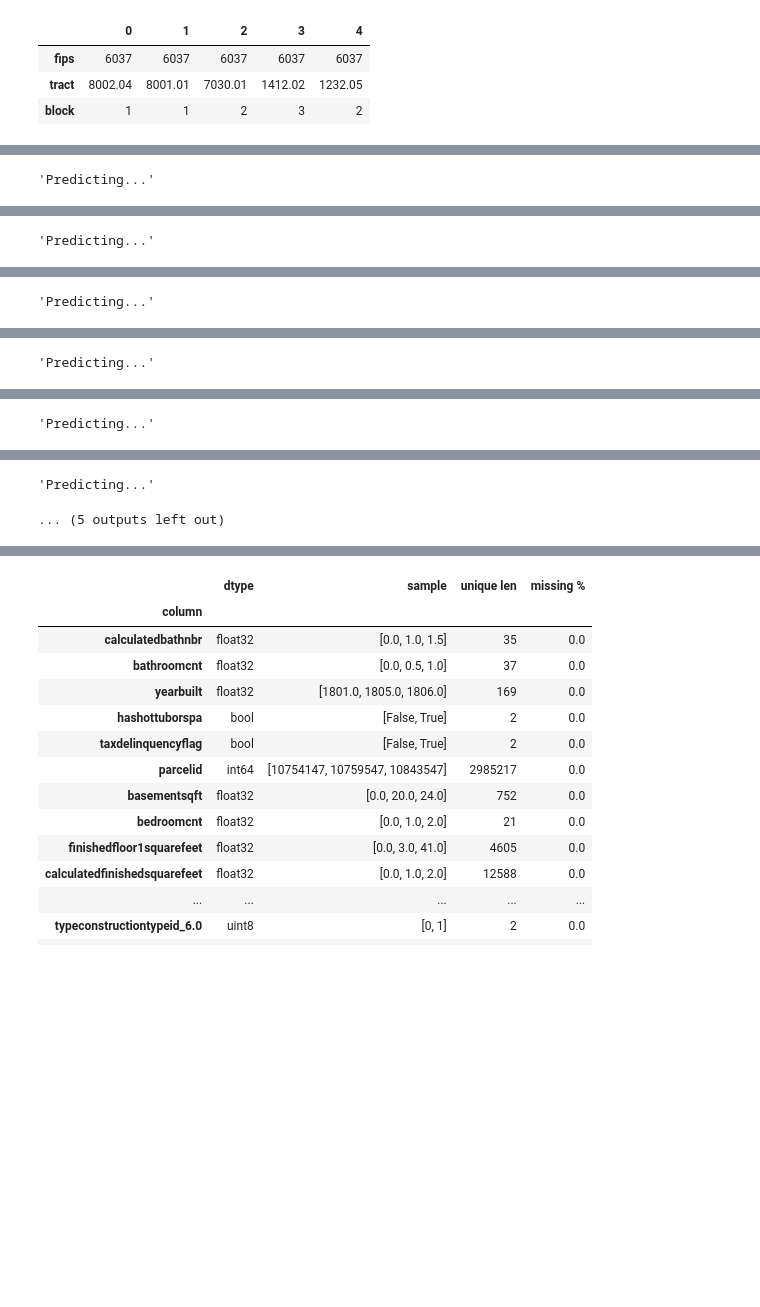
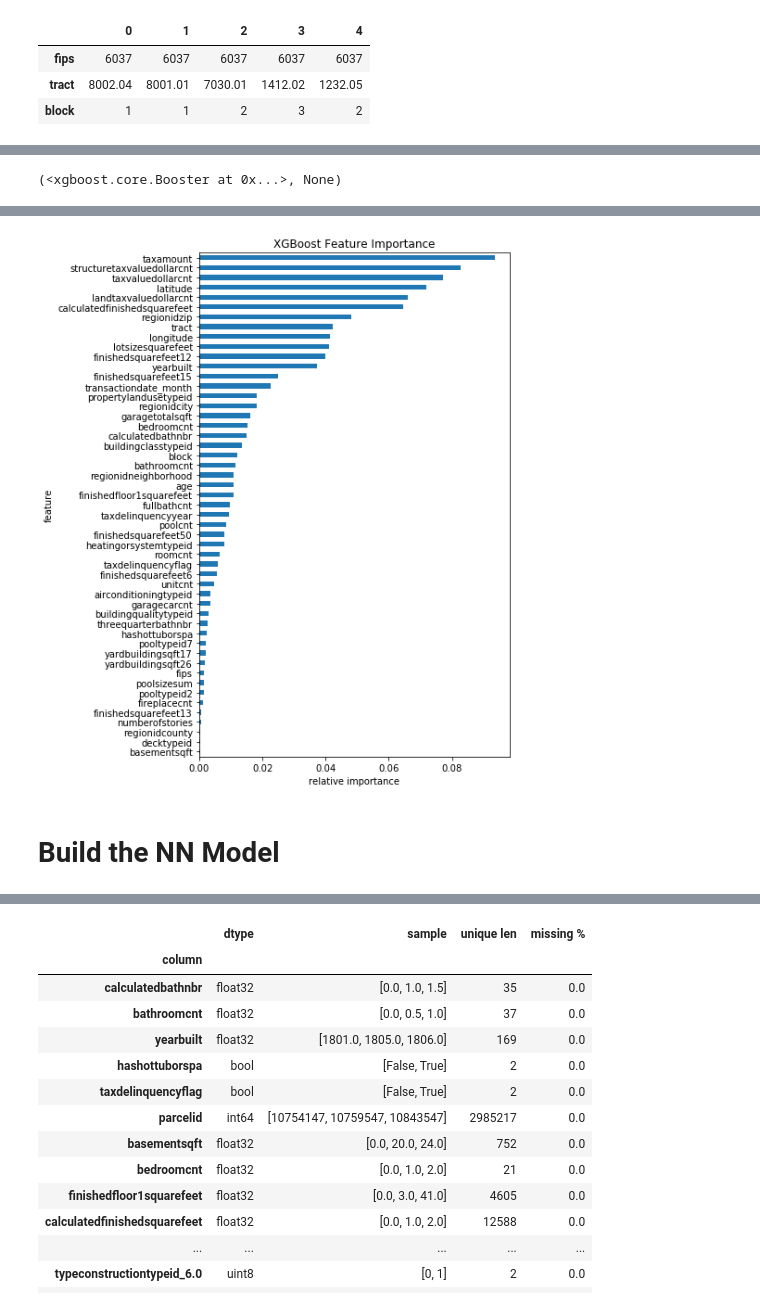
Before and after one commit to ibratface/dl_projects, a Jupyter notebook: zillow.ipynb, the cells around one changed output, grey strips where cells are left out. Saved outputs shown, nothing was run; the diff lists cells and outputs as text; code cells hidden in the pictures; blank space fills up the shorter version.

Commit message:
Organized feature preprocessing for NN Added NN model

```diff
--- a/zillow.ipynb
+++ b/zillow.ipynb
@@ -451,0 +335,27 @@ describe_values(procd)
+# %%
+for c in props.columns:
+    if c in procd.columns:
+        continue
+
+    if 'typeid' in c or 'regionid' in c:
+#         if (props[c] == DEFAULT_CATEGORY).any():
+#             procd[c] = props[c].fillna(props[c].max() + 1)
+#         else:
+        procd[c] = props[c].fillna(DEFAULT_CATEGORY)
+        procd[c] = procd[c].astype(CATEGORY_TYPE)
+
+    elif props[c].dtype == np.object:
+        procd[c] = props[c] == True
+        procd[c] = procd[c].astype('bool')
+
+    else:
+        procd[c] = props[c]
+
+    if procd[c].dtype == np.float64:
+        if (props[c] == DEFAULT_NUMERIC).any():
+            procd[c] = props[c].fillna(props[c].mean())
+        else:
+            procd[c] = props[c].fillna(DEFAULT_NUMERIC)
+        procd[c] = procd[c].astype('float32')
+
+describe_values(procd)
@@ -452,8 +381,18 @@ describe_values(procd)
 # %%
+# Let's do one more test with xgboost to see if everything is dandy.
+
+dropcols = [
+    'propertycountylandusecode',
+    'propertyzoningdesc',
+    'rawcensustractandblock',
+    'censustractandblock',
+]
+
 df = procd.copy()
+df.drop(dropcols, axis=1, inplace = True)
 for c in df.columns:
-    if df[c].dtype.name == 'category':
-        print(c)
+    if df[c].dtype.name == CATEGORY_TYPE:
         df[c] = df[c].astype(np.float32)
-train_predict(df, predict=True)
+
+train_predict(df)
 # %% [output]
@@ -477 +416 @@ Test MAE:  0.0686686558035
-'Predicting...'
+(<xgboost.core.Booster at 0x...>, None)
@@ -479 +416,0 @@ Timestamp('2016-10-01 00:00:00')
-'Predicting...'
@@ -481 +416,0 @@ Timestamp('2016-11-01 00:00:00')
-'Predicting...'
@@ -483 +416,0 @@ Timestamp('2016-12-01 00:00:00')
-'Predicting...'
@@ -485 +416,0 @@ Timestamp('2017-10-01 00:00:00')
-'Predicting...'
@@ -487,2 +417 @@ Timestamp('2017-11-01 00:00:00')
-'Predicting...'
-... (5 outputs left out)
+[figure, added]
@@ -488,0 +420,2 @@ Timestamp('2017-11-01 00:00:00')
+# %% [markdown]
+# Build the NN Model
```
Also changed, not shown: parts of 54 cells of this notebook.
